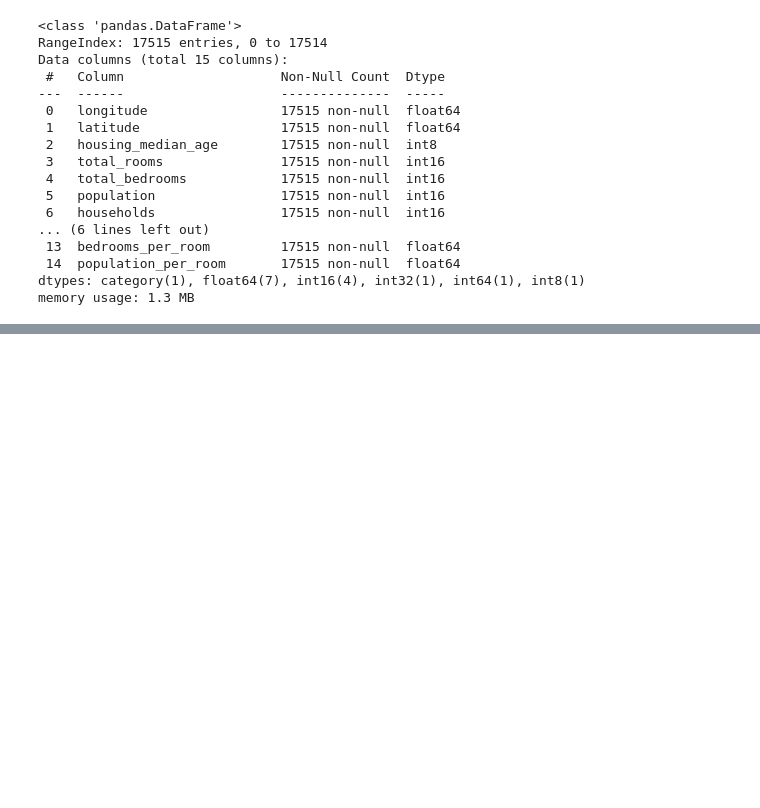
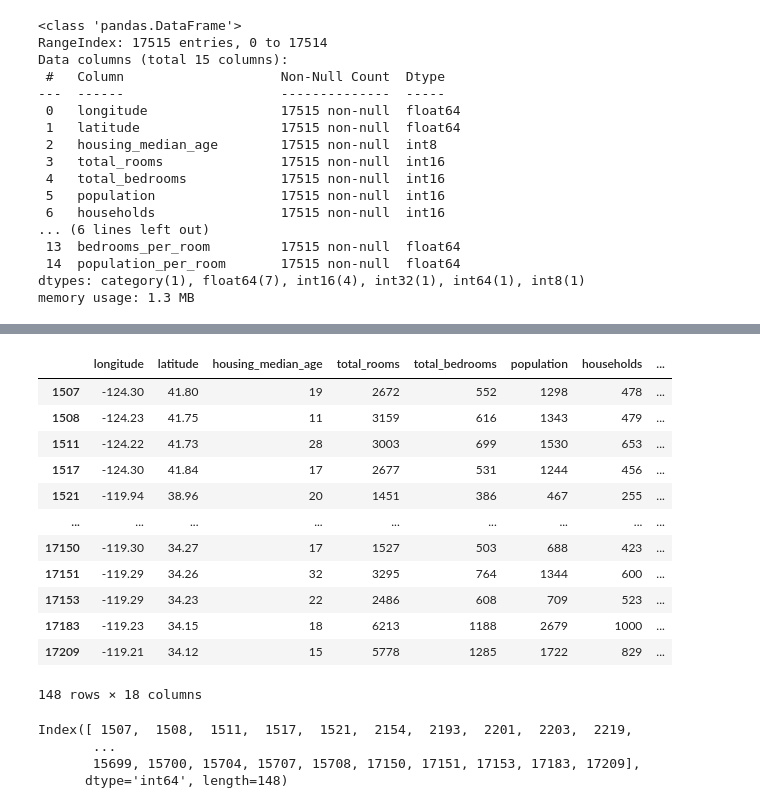
Before and after one commit to djgabriel93/California_housing_prices, a Jupyter notebook: notebooks/03-gd-mapas-geo.ipynb, the cells around one changed output, grey strips where cells are left out. Saved outputs shown, nothing was run; the diff lists cells and outputs as text; code cells hidden in the pictures; blank space fills up the shorter version.

Commit message:
condados incluídos no data frame

```diff
--- a/notebooks/03-gd-mapas-geo.ipynb
+++ b/notebooks/03-gd-mapas-geo.ipynb
@@ -59,0 +105,4 @@ df.describe()
+# %%
+gdf.crs = "EPSG:4326"
+# %%
+gdf_counties = gdf_counties.set_crs(epsg=4326)
@@ -59,0 +146,5 @@ df.describe()
+# %%
+#Unindo os dataframes para obter a informação de Condado de cada bloco de domicilio no nosso Dataframe
+gdf_joined = gpd.sjoin(gdf, gdf_counties, how='left', predicate = 'within')
+
+gdf_joined.head()
@@ -59,0 +159,6 @@ df.describe()
+# %%
+gdf_joined = gdf_joined.drop(
+    columns = ['index_right','fullname','abcode','ansi']
+)
+
+gdf_joined.info()
@@ -59,0 +183,25 @@ df.describe()
+# %%
+#Condados não encontrados
+gdf_joined[gdf_joined.isnull().any(axis=1)]
+# %% [output]
+|  | longitude | latitude | housing_median_age | total_rooms | total_bedrooms | population | households | ... |
+| 1507 | -124.30 | 41.80 | 19 | 2672 | 552 | 1298 | 478 | ... |
+| 1508 | -124.23 | 41.75 | 11 | 3159 | 616 | 1343 | 479 | ... |
+| 1511 | -124.22 | 41.73 | 28 | 3003 | 699 | 1530 | 653 | ... |
+| 1517 | -124.30 | 41.84 | 17 | 2677 | 531 | 1244 | 456 | ... |
+| 1521 | -119.94 | 38.96 | 20 | 1451 | 386 | 467 | 255 | ... |
+| ... | ... | ... | ... | ... | ... | ... | ... | ... |
+| 17150 | -119.30 | 34.27 | 17 | 1527 | 503 | 688 | 423 | ... |
+| 17151 | -119.29 | 34.26 | 32 | 3295 | 764 | 1344 | 600 | ... |
+| 17153 | -119.29 | 34.23 | 22 | 2486 | 608 | 709 | 523 | ... |
+| 17183 | -119.23 | 34.15 | 18 | 6213 | 1188 | 2679 | 1000 | ... |
+| 17209 | -119.21 | 34.12 | 15 | 5778 | 1285 | 1722 | 829 | ... |
+148 rows × 18 columns
+# %%
+linhas_faltantes = gdf_joined[gdf_joined.isnull().any(axis=1)].index
+linhas_faltantes
+# %% [output]
+Index([ 1507,  1508,  1511,  1517,  1521,  2154,  2193,  2201,  2203,  2219,
+       ...
+       15699, 15700, 15704, 15707, 15708, 17150, 17151, 17153, 17183, 17209],
+      dtype='int64', length=148)
```
Also changed, not shown: parts of 10 cells of this notebook.
